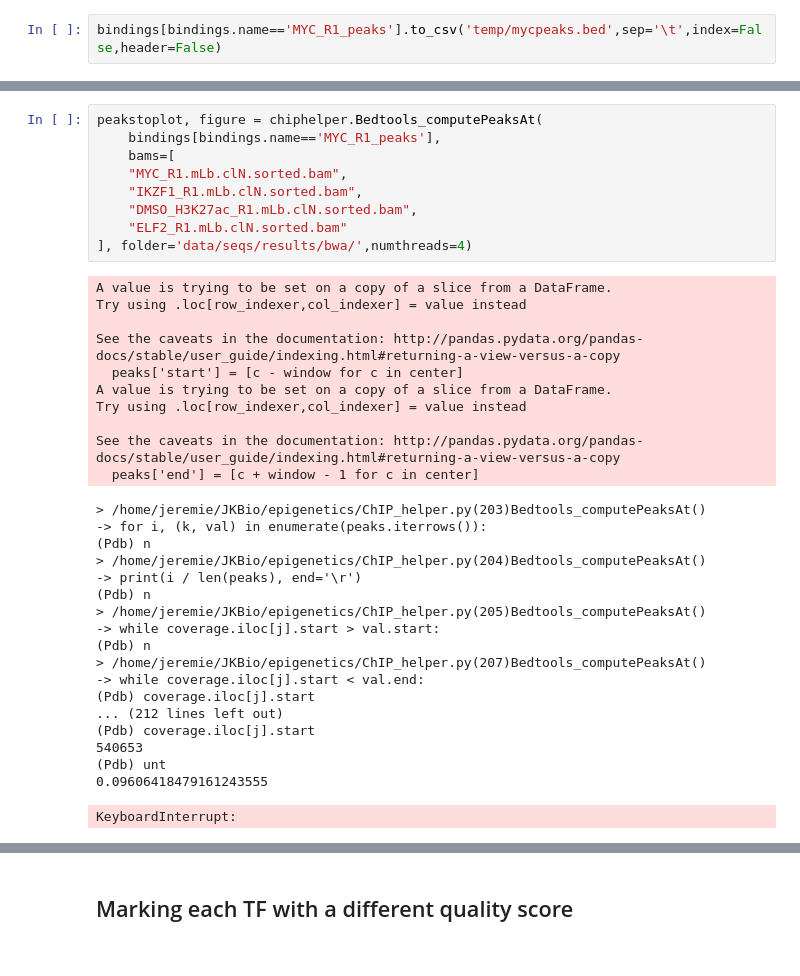
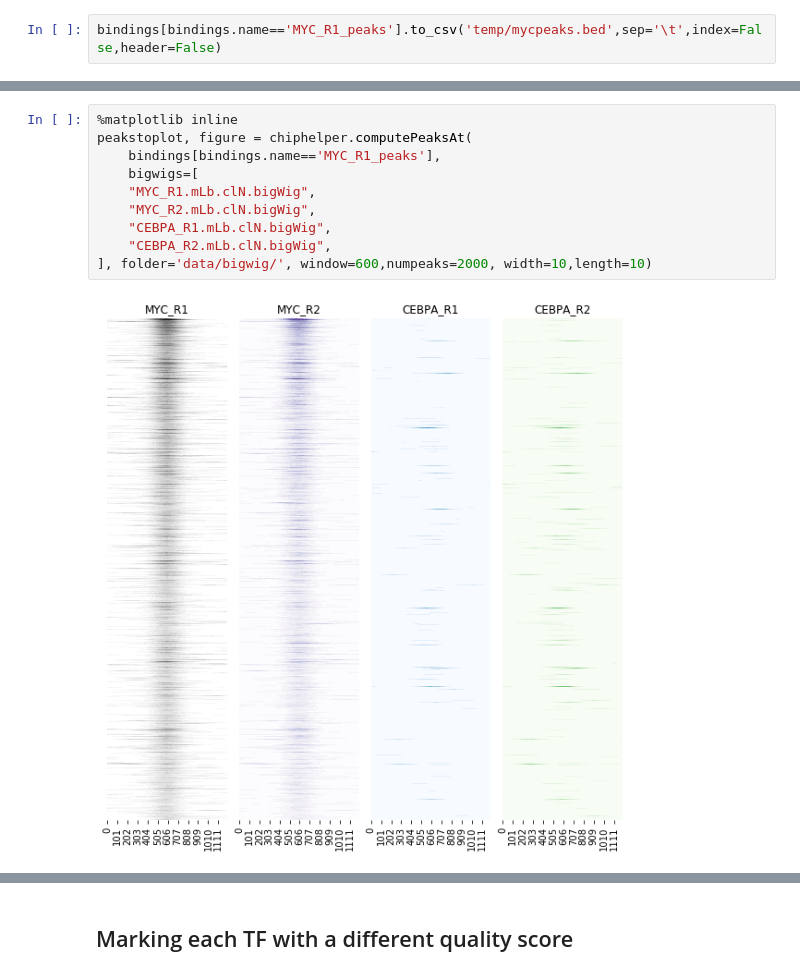
Before and after one commit to monikaperez/AMLproject, a Jupyter notebook: ChIP_analysis_step_2.ipynb, the cells around one changed output, grey strips where cells are left out. Saved outputs shown, nothing was run; the diff lists cells and outputs as text.

```diff
--- a/ChIP_analysis_step_2.ipynb
+++ b/ChIP_analysis_step_2.ipynb
@@ -98,39 +121,13 @@ bindings[bindings.name=='MYC_R1_peaks'].to_csv('temp/mycpeaks.bed',sep='\t',inde
 # %%
-peakstoplot, figure = chiphelper.Bedtools_computePeaksAt(
+%matplotlib inline
+peakstoplot, figure = chiphelper.computePeaksAt(
     bindings[bindings.name=='MYC_R1_peaks'],
-    bams=[
-    "MYC_R1.mLb.clN.sorted.bam",
-    "IKZF1_R1.mLb.clN.sorted.bam",
-    "DMSO_H3K27ac_R1.mLb.clN.sorted.bam",
-    "ELF2_R1.mLb.clN.sorted.bam"
-], folder='data/seqs/results/bwa/',numthreads=4)
+    bigwigs=[
+    "MYC_R1.mLb.clN.bigWig",
+    "MYC_R2.mLb.clN.bigWig",
+    "CEBPA_R1.mLb.clN.bigWig",
+    "CEBPA_R2.mLb.clN.bigWig",
+], folder='data/bigwig/', window=600,numpeaks=2000, width=10,length=10)
 # %% [output]
-A value is trying to be set on a copy of a slice from a DataFrame.
-Try using .loc[row_indexer,col_indexer] = value instead
-
-See the caveats in the documentation: http://pandas.pydata.org/pandas-docs/stable/user_guide/indexing.html#returning-a-view-versus-a-copy
-  peaks['start'] = [c - window for c in center]
-A value is trying to be set on a copy of a slice from a DataFrame.
-Try using .loc[row_indexer,col_indexer] = value instead
-
-See the caveats in the documentation: http://pandas.pydata.org/pandas-docs/stable/user_guide/indexing.html#returning-a-view-versus-a-copy
-  peaks['end'] = [c + window - 1 for c in center]
-> /home/jeremie/JKBio/epigenetics/ChIP_helper.py(203)Bedtools_computePeaksAt()
--> for i, (k, val) in enumerate(peaks.iterrows()):
-(Pdb) n
-> /home/jeremie/JKBio/epigenetics/ChIP_helper.py(204)Bedtools_computePeaksAt()
--> print(i / len(peaks), end='\r')
-(Pdb) n
-> /home/jeremie/JKBio/epigenetics/ChIP_helper.py(205)Bedtools_computePeaksAt()
--> while coverage.iloc[j].start > val.start:
-(Pdb) n
-> /home/jeremie/JKBio/epigenetics/ChIP_helper.py(207)Bedtools_computePeaksAt()
--> while coverage.iloc[j].start < val.end:
-(Pdb) coverage.iloc[j].start
-... (212 lines left out)
-(Pdb) coverage.iloc[j].start
-540653
-(Pdb) unt
-0.09606418479161243555
-KeyboardInterrupt:
+[figure, added]
 # %%
```
Also changed, not shown: parts of 99 cells of this notebook, 29 other files.
